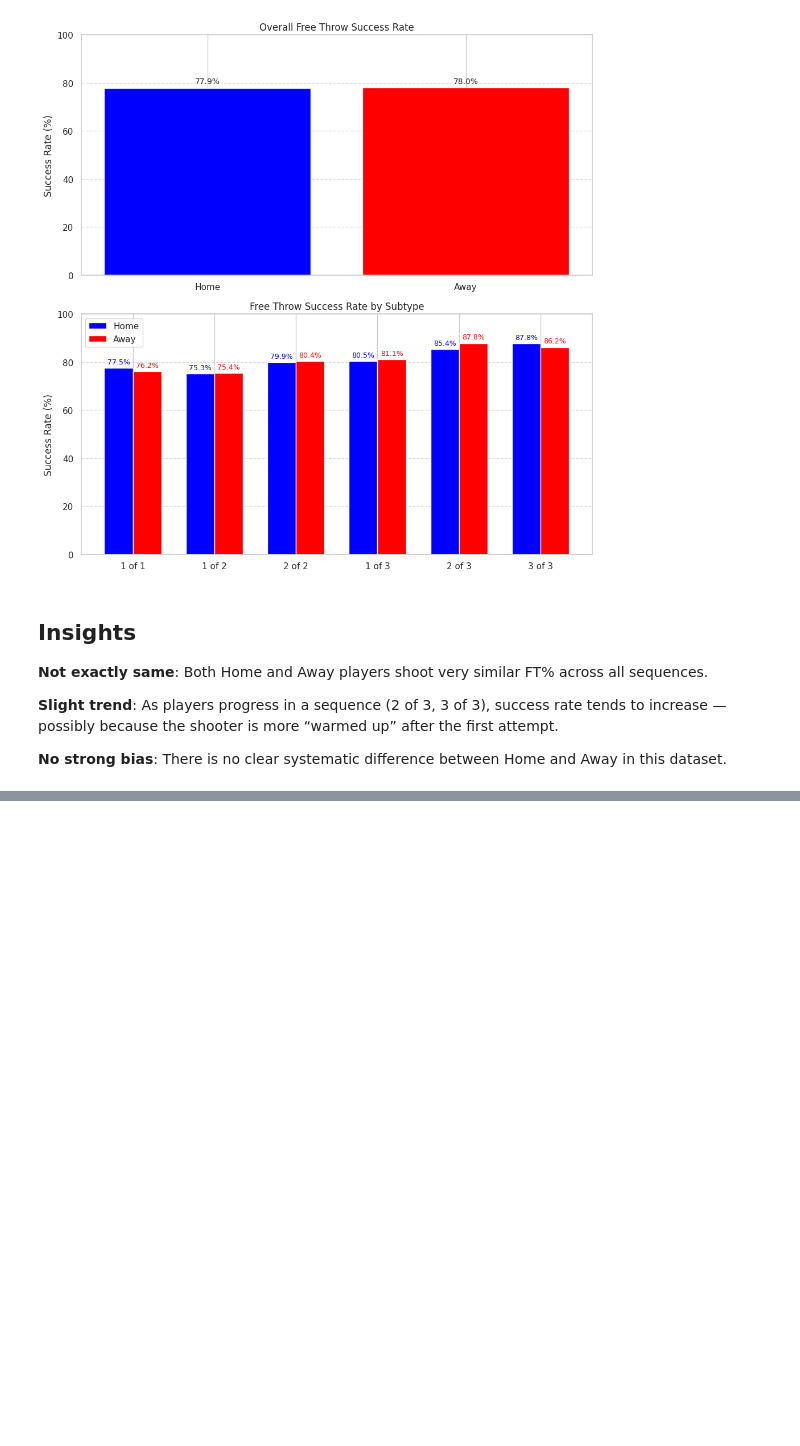
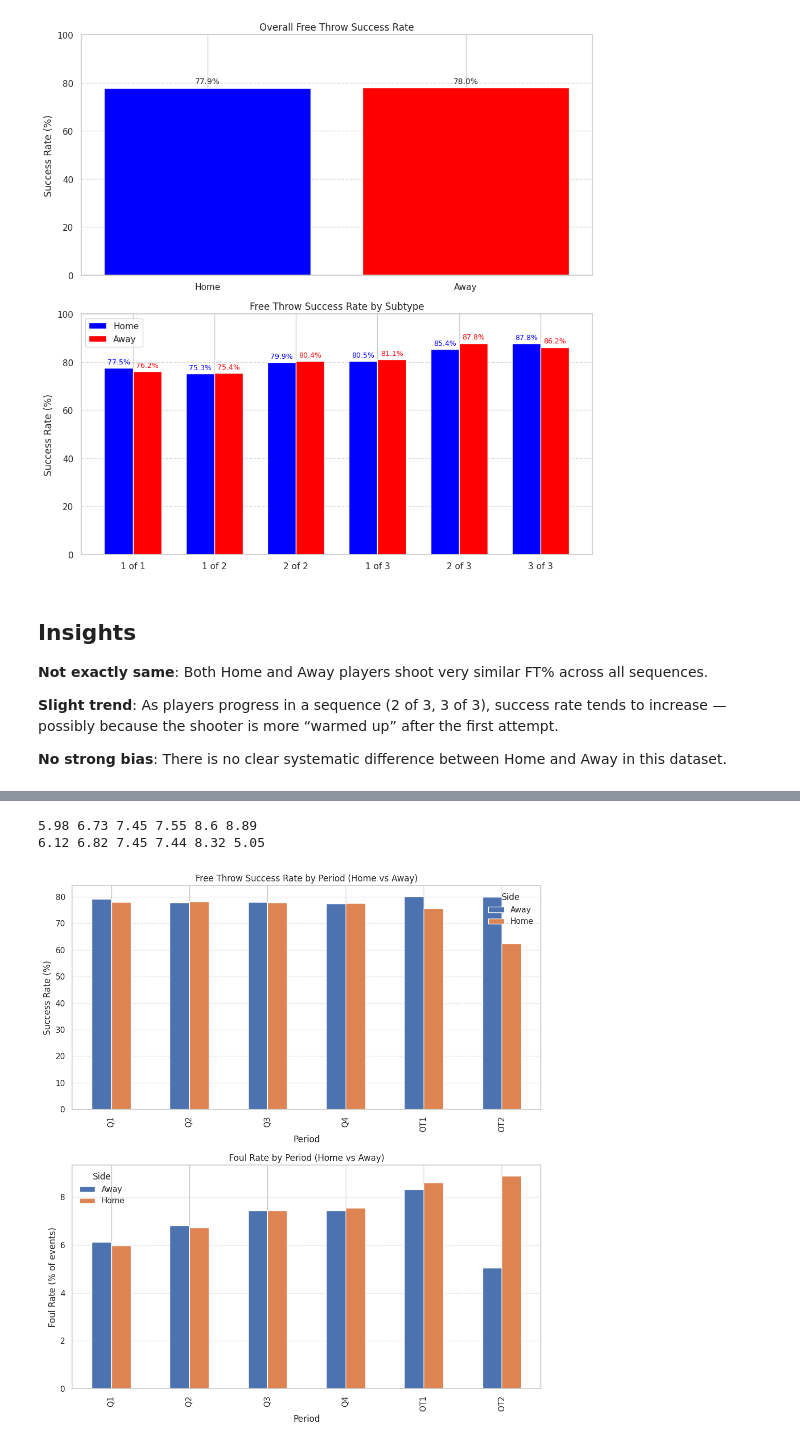
Before and after one commit to kang25-gif/Intro-to-Data-Analytics, a Jupyter notebook: B07_Project_private.ipynb, the cells around one changed output, grey strips where cells are left out. Saved outputs shown, nothing was run; the diff lists cells and outputs as text; code cells hidden in the pictures; blank space fills up the shorter version.

```diff
--- a/B07_Project_private.ipynb
+++ b/B07_Project_private.ipynb
@@ -436,6 +434,9 @@ import numpy as np
 # %% [markdown]
 The cdnnba file do not contain "HomeAway' columns which defined which row are acted by Home team or Away team. So, overhere we need to merge cdnnba file with matchups file which has the home and away information we needed. We merged a new columns named "HomeAway" for better analysis. Below are the code and the head of merged dataframe.
 # %%
+filted_df = matchups[['game_id', 'home_team_id', 'away_team_id']].drop_duplicates()
+combined_df = cdnnba.merge(filted_df, left_on='gameId', right_on='game_id', how='left')
+
 combined_df['HomeAway'] = np.where(
     combined_df['teamId'] == combined_df['home_team_id'], 'Home',
     np.where(combined_df['teamId'] == combined_df['away_team_id'], 'Away', None)
@@ -577,0 +652,71 @@ plt.show()
+# %%
+Foul_rate_by_homeaway_by_qt = (
+    combined_df.groupby(["HomeAway", "period"])["actionType"]
+    .apply(lambda x: (x == "foul").mean() * 100)
+    .round(2)
+)
+
+home_foul_q1 = Foul_rate_by_homeaway_by_qt.get(("Home", 1), 0.0)
+home_foul_q2 = Foul_rate_by_homeaway_by_qt.get(("Home", 2), 0.0)
+home_foul_q3 = Foul_rate_by_homeaway_by_qt.get(("Home", 3), 0.0)
+home_foul_q4 = Foul_rate_by_homeaway_by_qt.get(("Home", 4), 0.0)
+home_foul_q5 = Foul_rate_by_homeaway_by_qt.get(("Home", 5), 0.0)
+home_foul_q6 = Foul_rate_by_homeaway_by_qt.get(("Home", 6), 0.0)
+
+away_foul_q1 = Foul_rate_by_homeaway_by_qt.get(("Away", 1), 0.0)
+away_foul_q2 = Foul_rate_by_homeaway_by_qt.get(("Away", 2), 0.0)
+away_foul_q3 = Foul_rate_by_homeaway_by_qt.get(("Away", 3), 0.0)
+away_foul_q4 = Foul_rate_by_homeaway_by_qt.get(("Away", 4), 0.0)
+away_foul_q5 = Foul_rate_by_homeaway_by_qt.get(("Away", 5), 0.0)
+away_foul_q6 = Foul_rate_by_homeaway_by_qt.get(("Away", 6), 0.0)
+
+print(home_foul_q1, home_foul_q2, home_foul_q3, home_foul_q4, home_foul_q5, home_foul_q6)
+print(away_foul_q1, away_foul_q2, away_foul_q3, away_foul_q4, away_foul_q5, away_foul_q6)
+# %% [output]
+5.98 6.73 7.45 7.55 8.6 8.89
+6.12 6.82 7.45 7.44 8.32 5.05
+# %%
+# Desired order
+desired = [1, 2, 3, 4, 5, 6]
+
+periods = desired
+
+# Labels: 1..4 -> Q1..Q4, 5->OT1, 6->OT2
+labels = {p: (f"Q{p}" if p <= 4 else f"OT{p-4}") for p in periods}
+
+# Build DataFrames in order
+ft_df = (
+    ft_success_rate_by_side_by_qt.unstack("HomeAway")
+    .reindex(periods)
+    .rename(index=labels)
+    .fillna(0)
+)
+foul_df = (
+    Foul_rate_by_homeaway_by_qt.unstack("HomeAway")
+    .reindex(periods)
+    .rename(index=labels)
+    .fillna(0)
+)
+
+# Plot
+fig, axes = plt.subplots(2, 1, figsize=(10,11))
+plt.subplots_adjust(hspace=0.35)
+
+ft_df.plot(kind="bar", ax=axes[0])
+axes[0].set_title("Free Throw Success Rate by Period (Home vs Away)")
+axes[0].set_xlabel("Period")
+axes[0].set_ylabel("Success Rate (%)")
+axes[0].grid(axis="y", linestyle="--", alpha=0.5)
+axes[0].legend(title="Side", frameon=False)
+
+foul_df.plot(kind="bar", ax=axes[1])
+axes[1].set_title("Foul Rate by Period (Home vs Away)")
+axes[1].set_xlabel("Period")
+axes[1].set_ylabel("Foul Rate (% of events)")
+axes[1].grid(axis="y", linestyle="--", alpha=0.5)
+axes[1].legend(title="Side", frameon=False)
+
+plt.tight_layout()
+plt.show()
+# %% [output]
+[figure, added]
```
Also changed, not shown: parts of 7 cells of this notebook.
